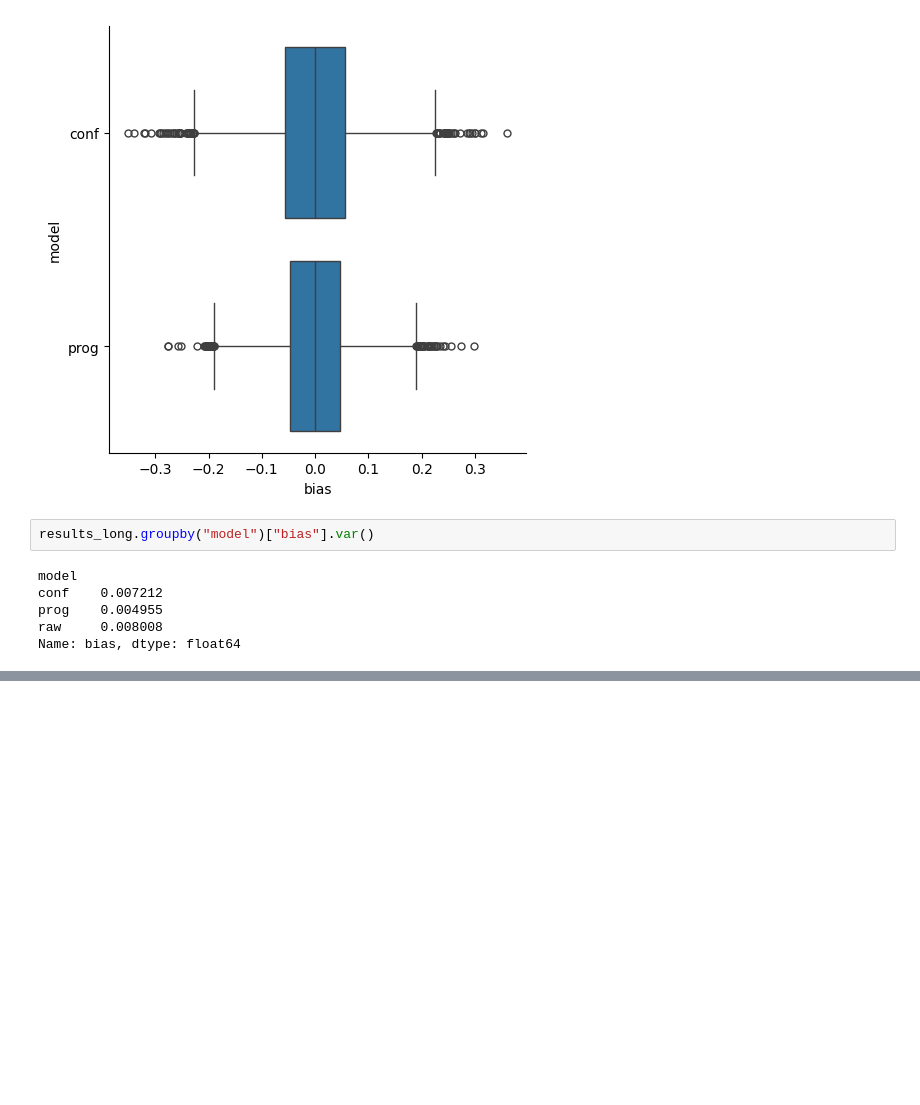
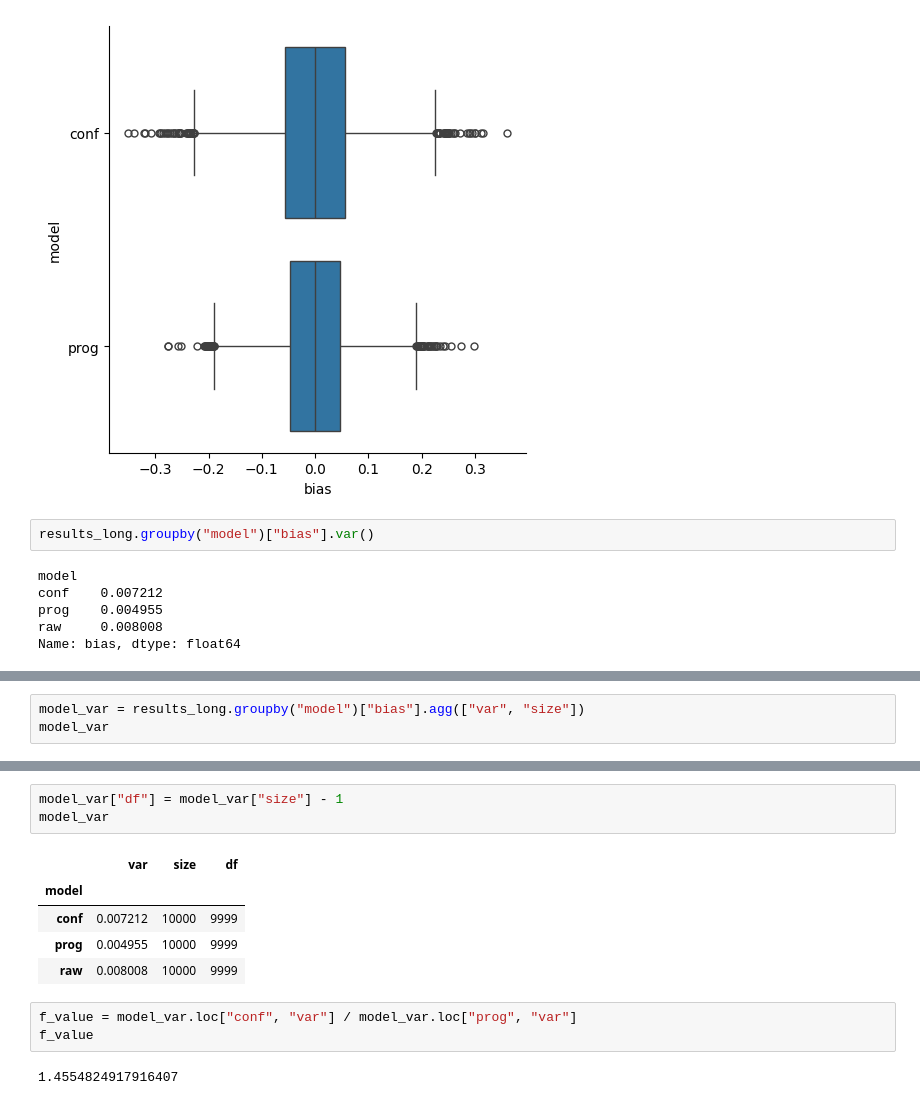
Before and after one commit to ehudkr/oui-love-plots, a Jupyter notebook: notebooks/_ipw_prognostic_adjustment.ipynb, the cells around one changed output, grey strips where cells are left out. Saved outputs shown, nothing was run; the diff lists cells and outputs as text; blank space fills up the shorter version.

Commit message:
Statistically test the equality in variance between modeling prognostics and confounders

```diff
--- a/notebooks/_ipw_prognostic_adjustment.ipynb
+++ b/notebooks/_ipw_prognostic_adjustment.ipynb
@@ -111,0 +116,3 @@ Name: bias, dtype: float64
+# %%
+model_var = results_long.groupby("model")["bias"].agg(["var", "size"])
+model_var
@@ -111,0 +125,14 @@ Name: bias, dtype: float64
+# %%
+model_var["df"] = model_var["size"] - 1
+model_var
+# %% [output]
+|  | var | size | df |
+| model |  |  |  |
+| conf | 0.007212 | 10000 | 9999 |
+| prog | 0.004955 | 10000 | 9999 |
+| raw | 0.008008 | 10000 | 9999 |
+# %%
+f_value = model_var.loc["conf", "var"] / model_var.loc["prog", "var"]
+f_value
+# %% [output]
+1.4554824917916407
```
Also changed, not shown: parts of 7 cells of this notebook.
